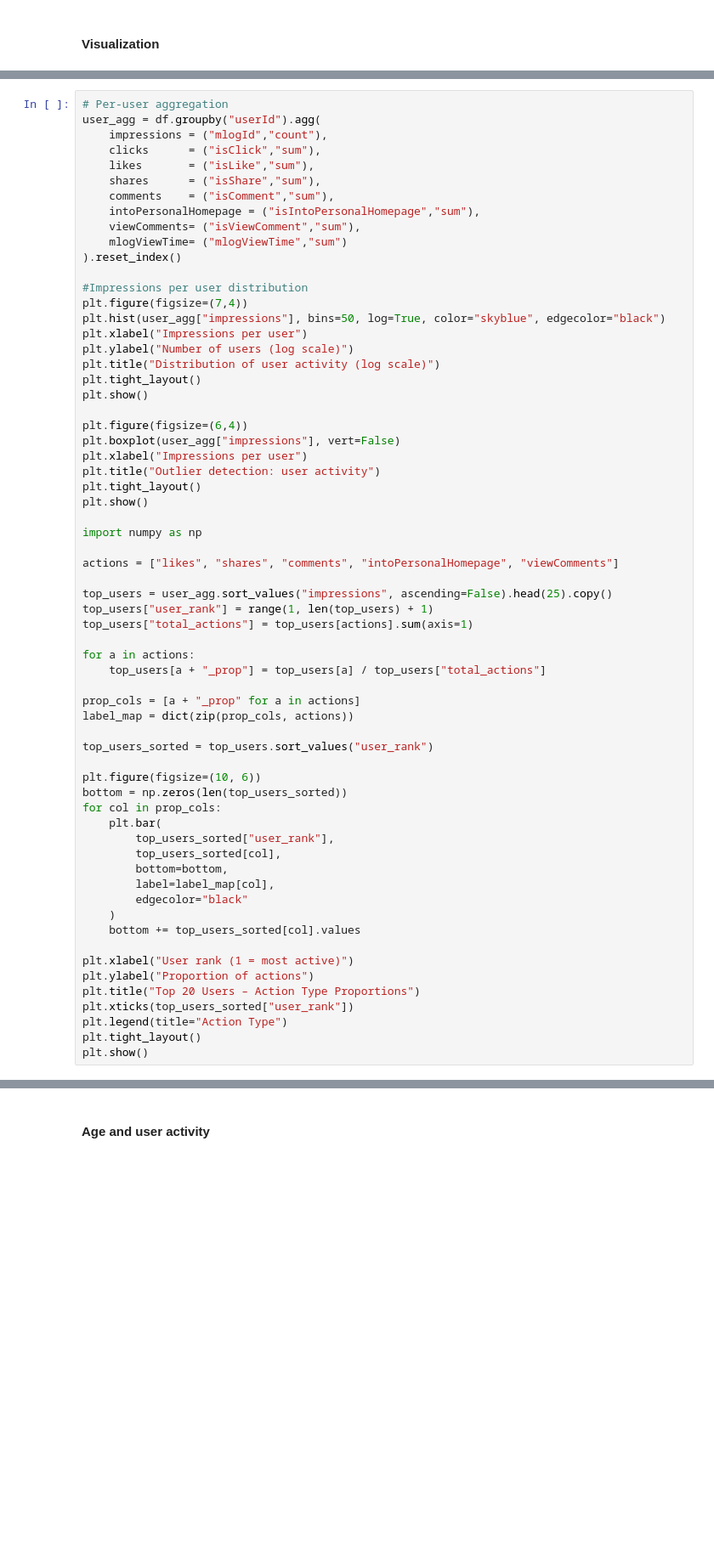
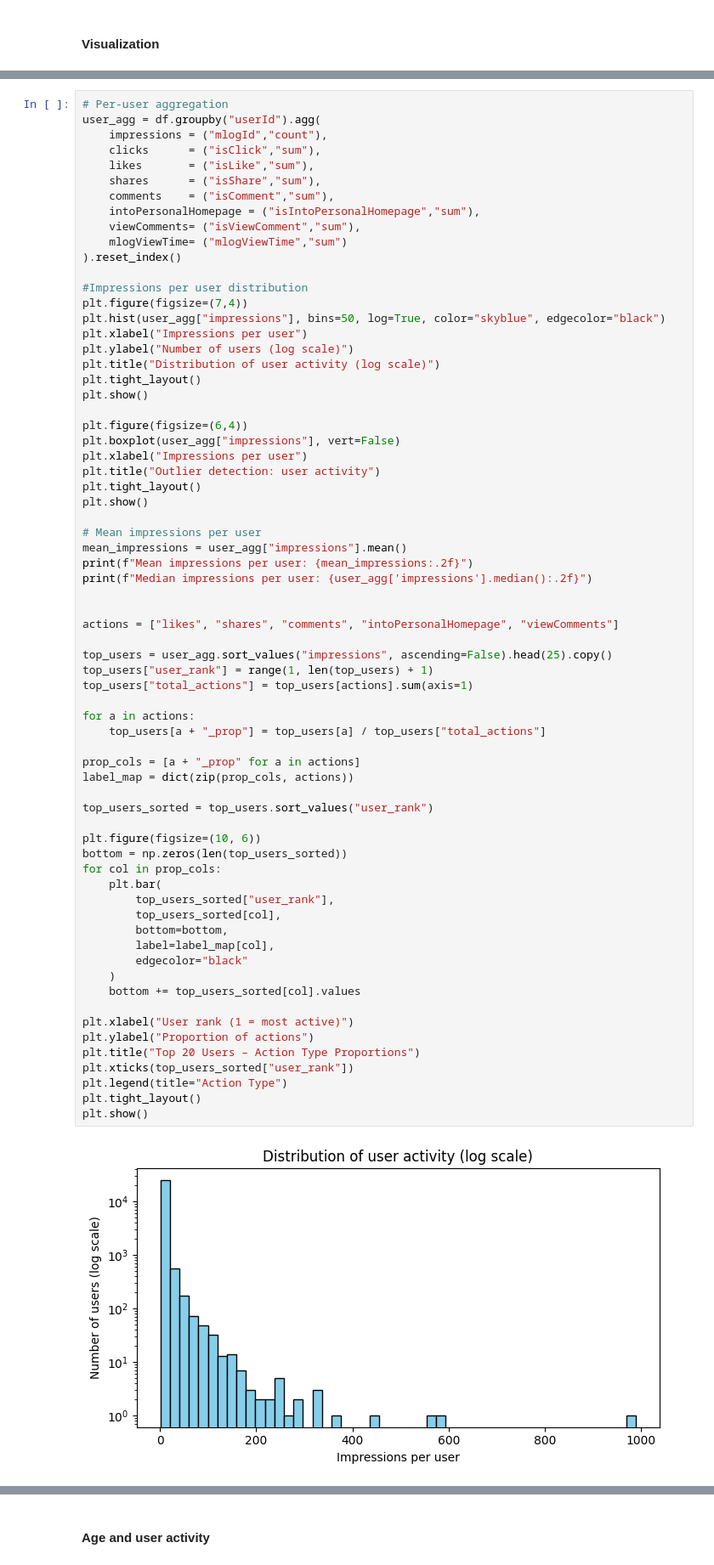
Before and after one commit to renaschaller/Master-Thesis-Music-Streaming, a Jupyter notebook: EDA/EDA.ipynb, the cells around one changed output, grey strips where cells are left out. Shown at 85% size. Saved outputs shown, nothing was run; the diff lists cells and outputs as text; blank space fills up the shorter version.

```diff
--- a/EDA/EDA.ipynb
+++ b/EDA/EDA.ipynb
@@ -350,7 +349,11 @@ plt.title("Outlier detection: user activity")
 plt.tight_layout()
 plt.show()
 
-import numpy as np
+# Mean impressions per user
+mean_impressions = user_agg["impressions"].mean()
+print(f"Mean impressions per user: {mean_impressions:.2f}")
+print(f"Median impressions per user: {user_agg['impressions'].median():.2f}")
+
 
 actions = ["likes", "shares", "comments", "intoPersonalHomepage", "viewComments"]
 
@@ -358,30 +361,32 @@ top_users = user_agg.sort_values("impressions", ascending=False).head(25).copy()
 top_users["user_rank"] = range(1, len(top_users) + 1)
 top_users["total_actions"] = top_users[actions].sum(axis=1)
 
 for a in actions:
     top_users[a + "_prop"] = top_users[a] / top_users["total_actions"]
 
 prop_cols = [a + "_prop" for a in actions]
 label_map = dict(zip(prop_cols, actions))
 
 top_users_sorted = top_users.sort_values("user_rank")
 
 plt.figure(figsize=(10, 6))
 bottom = np.zeros(len(top_users_sorted))
 for col in prop_cols:
     plt.bar(
         top_users_sorted["user_rank"],
         top_users_sorted[col],
         bottom=bottom,
         label=label_map[col],
         edgecolor="black"
     )
     bottom += top_users_sorted[col].values
 
 plt.xlabel("User rank (1 = most active)")
 plt.ylabel("Proportion of actions")
 plt.title("Top 20 Users – Action Type Proportions")
 plt.xticks(top_users_sorted["user_rank"])
 plt.legend(title="Action Type")
 plt.tight_layout()
 plt.show()
+# %% [output]
+[figure, added]
```
Also changed, not shown: parts of 48 cells of this notebook, 3 other files.
